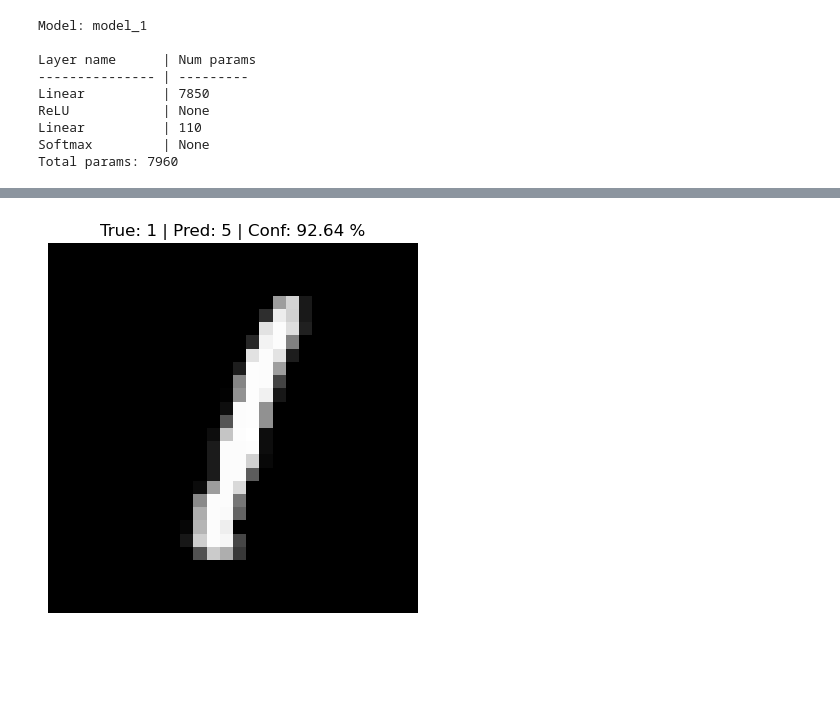
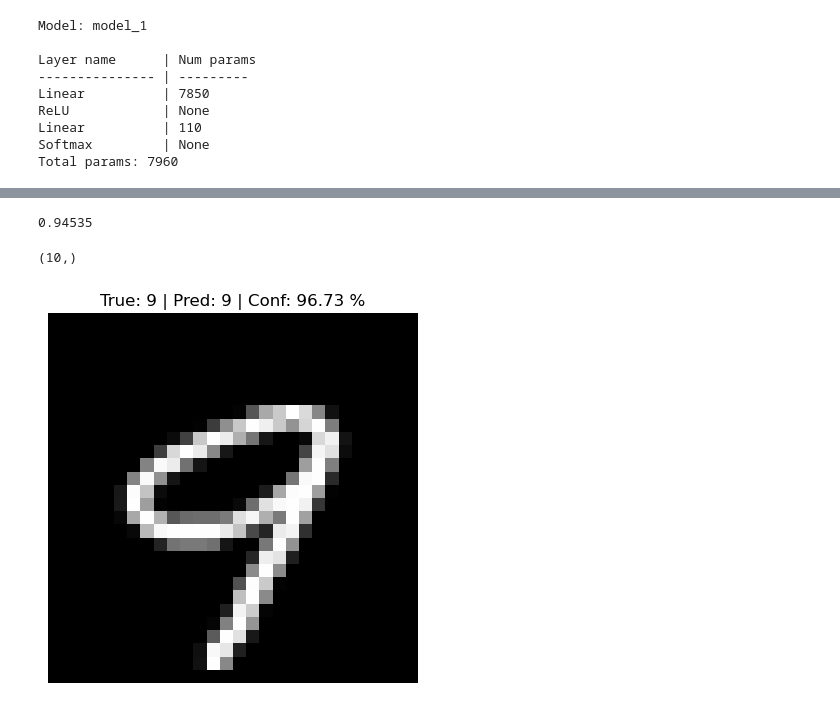
Before and after one commit to Dristro/Vanilla-NumPy-NN, a Jupyter notebook: mnist.ipynb, the cells around one changed output, grey strips where cells are left out. Saved outputs shown, nothing was run; the diff lists cells and outputs as text; code cells hidden in the pictures; blank space fills up the shorter version.

Commit message:
Model working

```diff
--- a/mnist.ipynb
+++ b/mnist.ipynb
@@ -154,7 +154,7 @@ class Linear():
         self.weights_grad = grad_output.T @ self.input
         ### dL/db = (dL/dY).sum
         if self.bias is not None:
-            self.bias_grad = grad_output
+            self.bias_grad = np.sum(grad_output, axis = 0)
         ### dL/dX = dL/dY @ W
         grad_input = grad_output @ self.weights
         return grad_input
@@ -423,13 +435,17 @@ Total params: 7960
 # %%
 # Adjust the training loop to ensure correct shapes
-epochs = 3
-batch_size = 1
+epochs = 50
+batch_size = 32
 loss_fn = SparseCrossEntropyLoss(batch_size=batch_size)
+#loss_fn = CrossEntropyLoss(batch_size=batch_size)
 
 for epoch in range(epochs):
-    for _ in range(len(X_train)-len(X_train)//2):
-        X_batch = X_train[:batch_size, :]
-        y_batch = y_train[:batch_size].flatten()
+    permutation = np.random.permutation(len(X_train))
+    X_train_shuffled = X_train[permutation]
+    y_train_shuffled = y_train[permutation]
+    for i in range(0, len(X_train), batch_size):
+        X_batch = X_train_shuffled[i:i+batch_size].reshape(batch_size, 28*28)
+        y_batch = y_train_shuffled[i:i+batch_size].flatten()
 
         y_pred = model_1.forward(X_batch)
         #print(y_pred.shape)
@@ -442,5 +458,5 @@ for epoch in range(epochs):
         model_1.backward(loss_grad)
         model_1.update_params()
     if (epoch+1) % 1 == 0:
-        print(f"Epoch: {epoch + 1} | Loss: {loss:.4f}")
+        print(f"Epoch: {epoch + 1} | Loss: {loss:.4f} | Acc: {accuracy_fn(np.argmax(y_pred, axis = 1), y_batch)}")
 # %% [output]
@@ -450,18 +480,32 @@ Epoch: 3 | Loss: 0.0000
+# %%
+### Get model's evaluation on the full training data
+
+y_preds = []
+for sample, img in enumerate(X_train):
+    img = img.reshape(1, -1)
+    pred = model_1.forward(img)
+    pred = pred.argmax(axis = 1)
+    y_preds.append(pred[0])
+
+print(accuracy_fn(y_preds, y_train))
+# %% [output]
+0.94535
 # %%
 ### Making predictions
 
 idx = random.randint(0, len(X_train)-1)
 img, label = X_train[idx, :], y_train[idx]
 img = img.reshape(1, -1)
 pred = model_1.forward(img)
-#print(pred.shape)
+print(pred[0].shape)
 
 ### Plot the image and prediction
 
 img = img.reshape((28, 28))
 plt.imshow(img,
            cmap = "grey")
 plt.axis(False)
-plt.title(f"True: {label} | Pred: {np.argmax(pred)} | Conf: {pred[0][np.argmax(pred)]*100:.2f} %");
+plt.title(f"True: {label} | Pred: {np.argmax(pred[0])} | Conf: {pred[0][np.argmax(pred)]*100:.2f} %");
 # %% [output]
+(10,)
-[figure, old version]
+[figure, new version]
```
Also changed, not shown: parts of 6 cells of this notebook.
